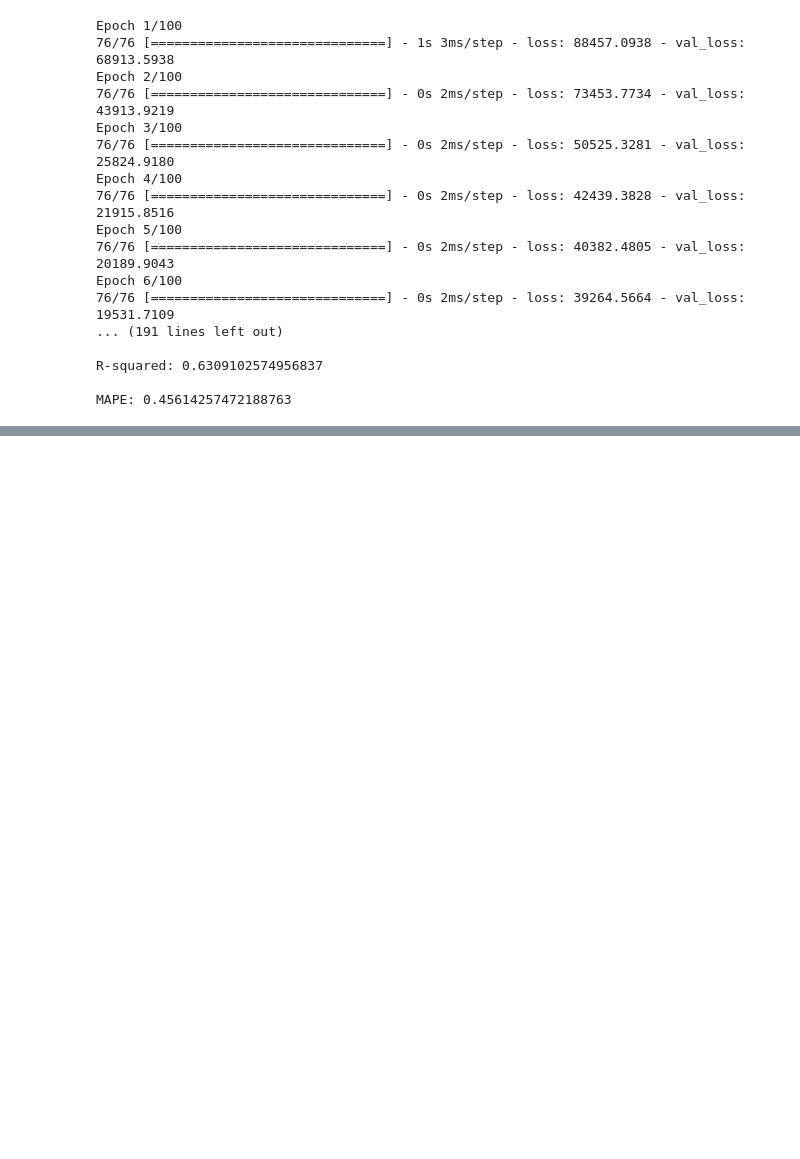
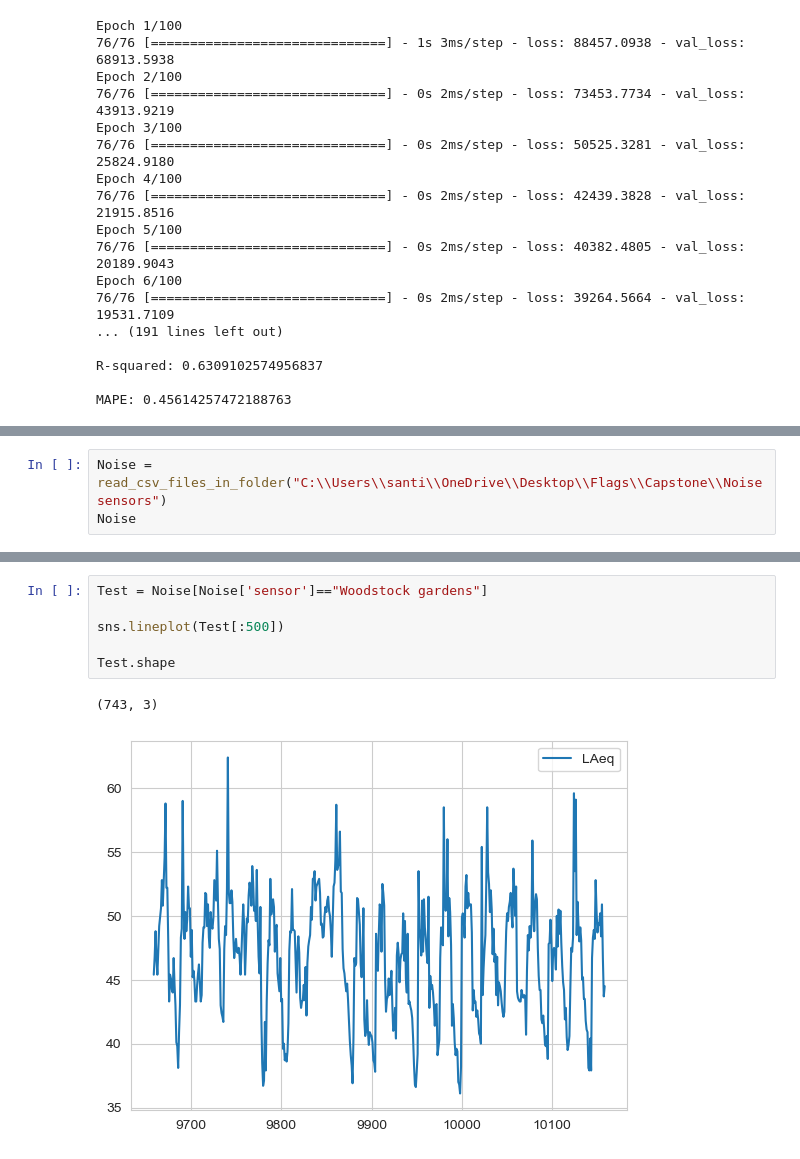
Before and after one commit to alexCCTcollege/Capstone, a Jupyter notebook: Transform.ipynb, the cells around one changed output, grey strips where cells are left out. Saved outputs shown, nothing was run; the diff lists cells and outputs as text; blank space fills up the shorter version.

```diff
--- a/Transform.ipynb
+++ b/Transform.ipynb
@@ -922,0 +926,3 @@ MAPE: 0.45614257472188763
+# %%
+Noise = read_csv_files_in_folder("C:\\Users\\santi\\OneDrive\\Desktop\\Flags\\Capstone\\Noise sensors")
+Noise
@@ -922,0 +943,9 @@ MAPE: 0.45614257472188763
+# %%
+Test = Noise[Noise['sensor']=="Woodstock gardens"]
+
+sns.lineplot(Test[:500])
+
+Test.shape
+# %% [output]
+(743, 3)
+[figure, added]
```
Also changed, not shown: parts of 7 cells of this notebook.
